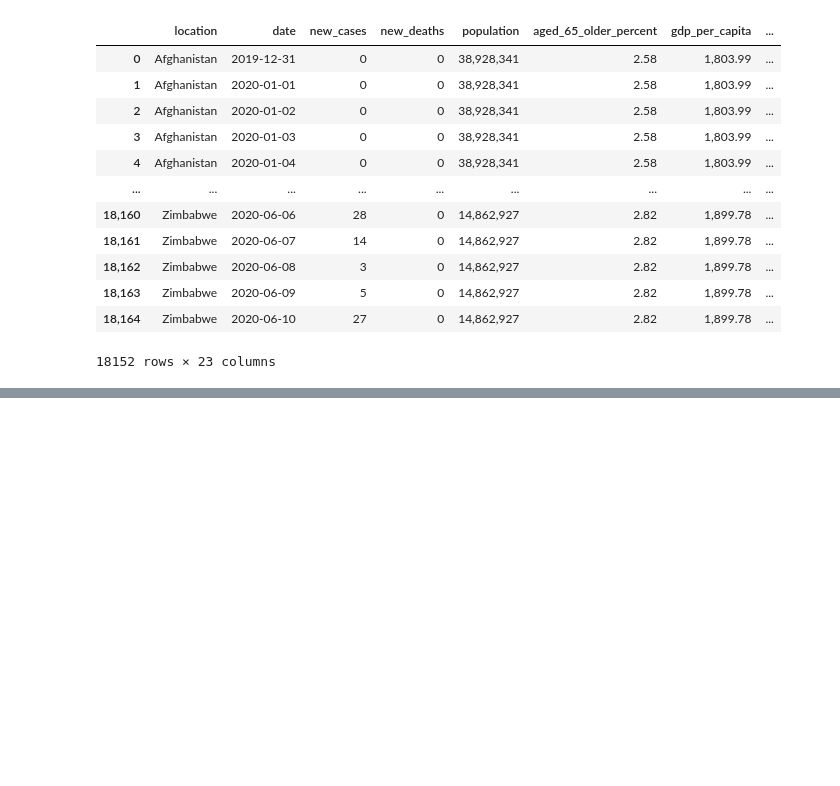
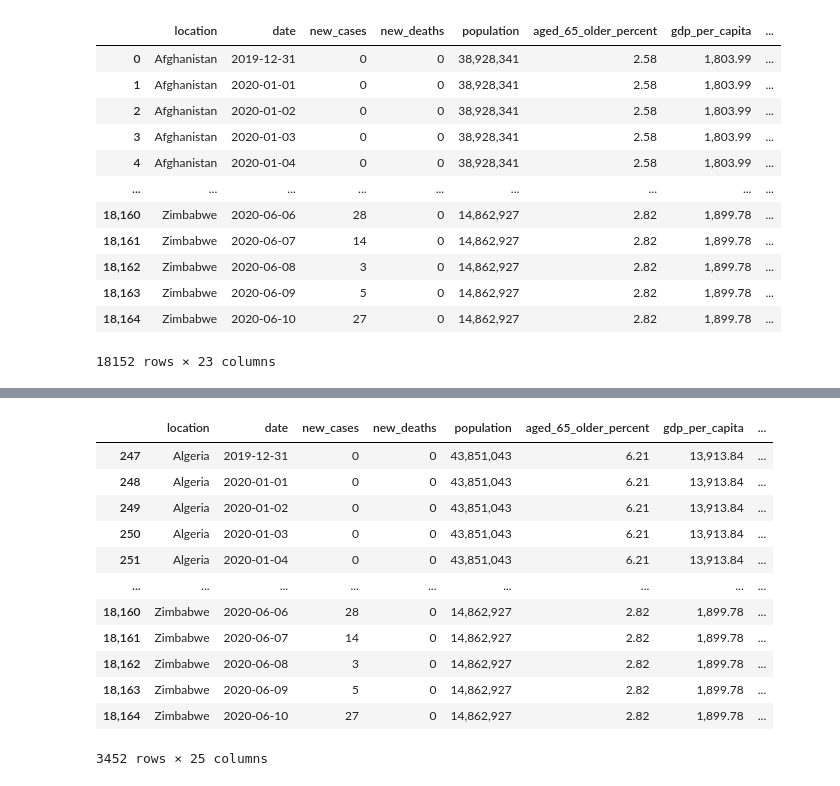
Before and after one commit to gabbmelo/covid_cardio, a Jupyter notebook: covid_data.ipynb, the cells around one changed output, grey strips where cells are left out. Cells and saved outputs as stored; diff of their text form; code cells hidden in the pictures; blank space fills up the shorter version.

```diff
--- a/covid_data.ipynb
+++ b/covid_data.ipynb
@@ -781,0 +800,3 @@ df
+# %%
+continents = df['continent'].unique()
+continents
@@ -781,0 +805,3 @@ df
+# %%
+sub_regions_id = le.fit_transform(sub_regions)
+sub_regions_id
@@ -781,0 +811,3 @@ df
+# %%
+continents_id = le.fit_transform(continents)
+continents_id
@@ -781,0 +816,4 @@ df
+# %%
+df['sub_regions_id'] = le.fit_transform(df['sub_region'])
+df['continent_id'] = le.fit_transform(df['continent'])
+df
@@ -781,0 +834,16 @@ df
+# %%
+df[mask_africa]
+# %% [output]
+|  | location | date | new_cases | new_deaths | population | aged_65_older_percent | gdp_per_capita | ... |
+| 247 | Algeria | 2019-12-31 | 0 | 0 | 43,851,043 | 6.21 | 13,913.84 | ... |
+| 248 | Algeria | 2020-01-01 | 0 | 0 | 43,851,043 | 6.21 | 13,913.84 | ... |
+| 249 | Algeria | 2020-01-02 | 0 | 0 | 43,851,043 | 6.21 | 13,913.84 | ... |
+| 250 | Algeria | 2020-01-03 | 0 | 0 | 43,851,043 | 6.21 | 13,913.84 | ... |
+| 251 | Algeria | 2020-01-04 | 0 | 0 | 43,851,043 | 6.21 | 13,913.84 | ... |
+| ... | ... | ... | ... | ... | ... | ... | ... | ... |
+| 18,160 | Zimbabwe | 2020-06-06 | 28 | 0 | 14,862,927 | 2.82 | 1,899.78 | ... |
+| 18,161 | Zimbabwe | 2020-06-07 | 14 | 0 | 14,862,927 | 2.82 | 1,899.78 | ... |
+| 18,162 | Zimbabwe | 2020-06-08 | 3 | 0 | 14,862,927 | 2.82 | 1,899.78 | ... |
+| 18,163 | Zimbabwe | 2020-06-09 | 5 | 0 | 14,862,927 | 2.82 | 1,899.78 | ... |
+| 18,164 | Zimbabwe | 2020-06-10 | 27 | 0 | 14,862,927 | 2.82 | 1,899.78 | ... |
+3452 rows × 25 columns
```
Also changed, not shown: parts of 10 cells of this notebook, 2 other files.
